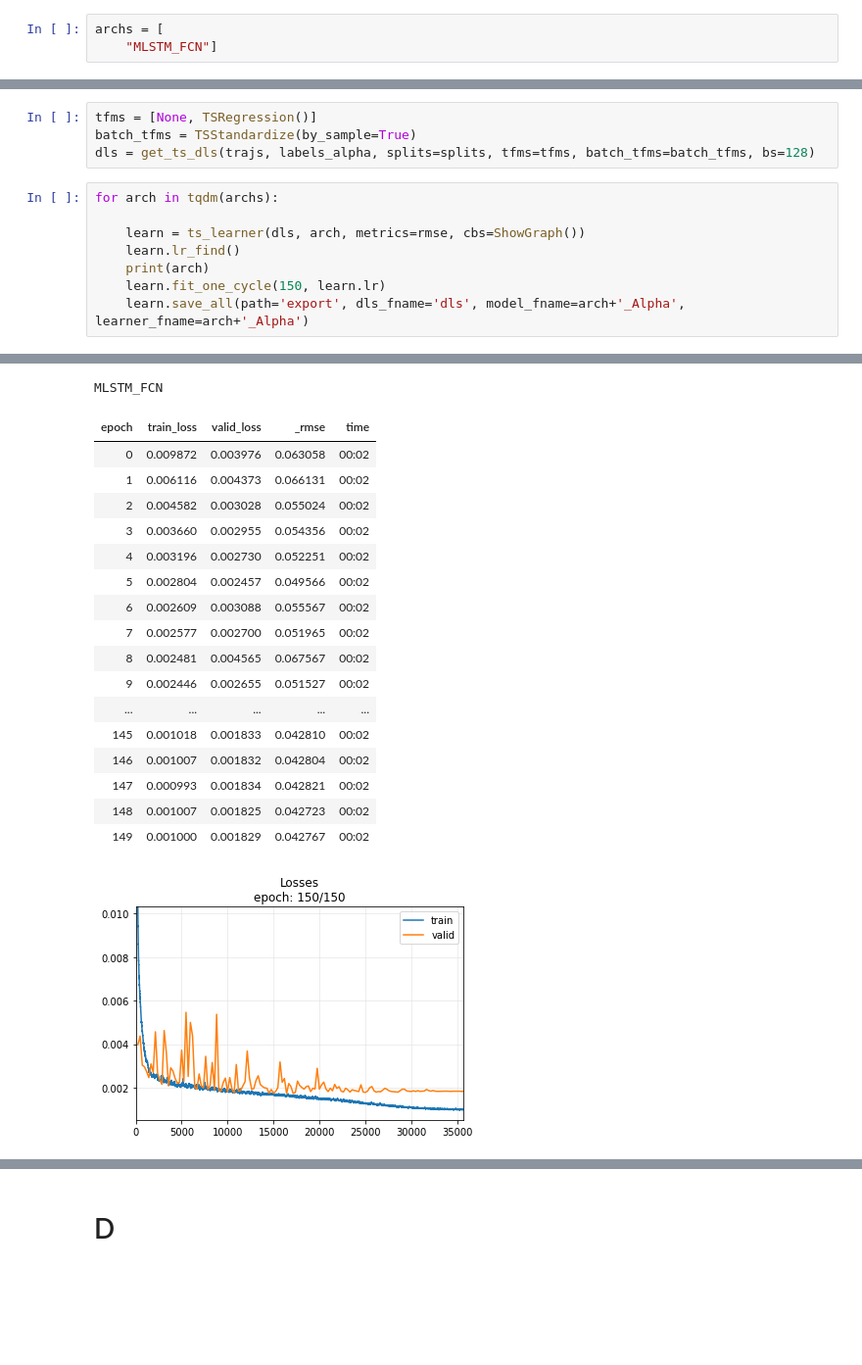
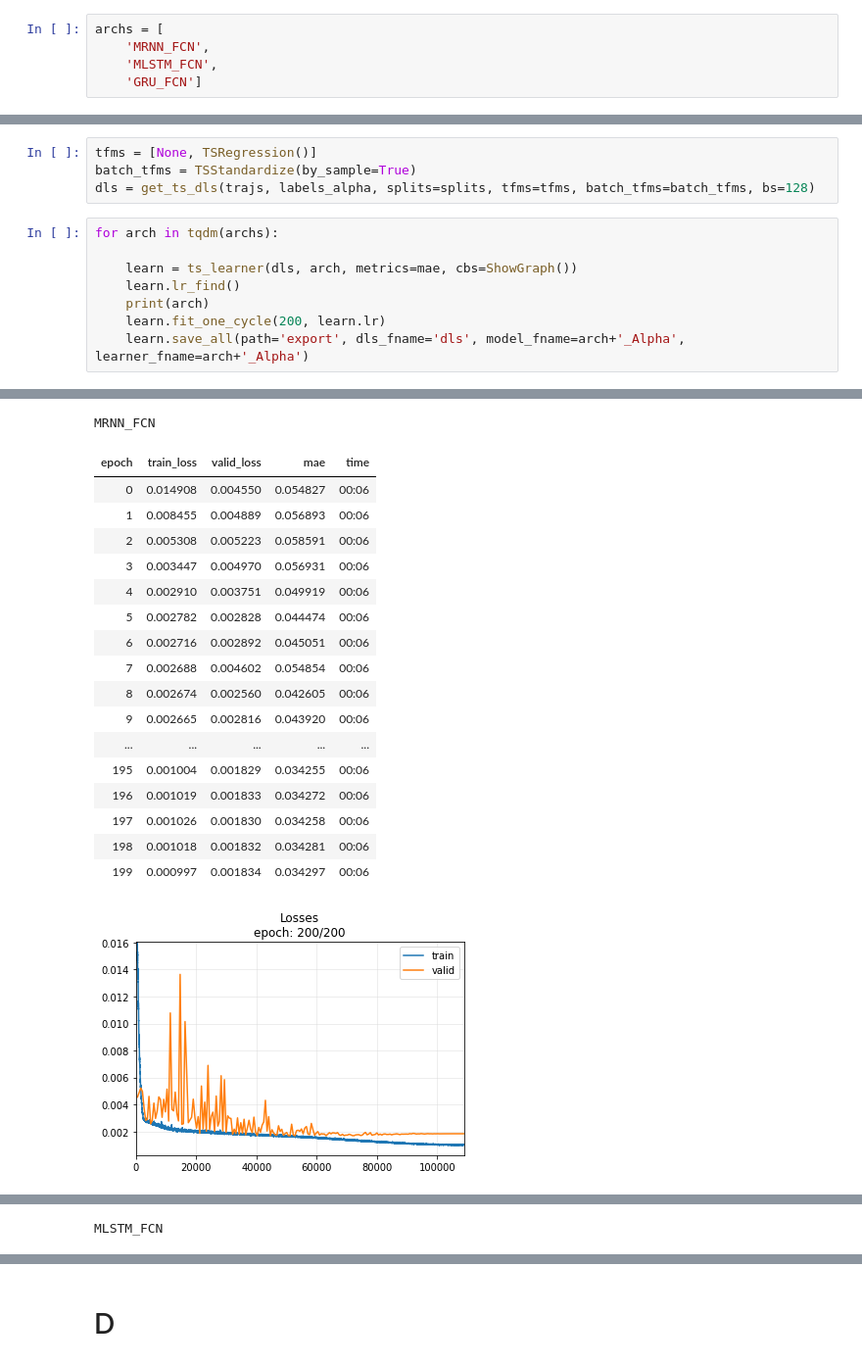
Before and after one commit to dimitryvinichenko/AnDi-2024, a Jupyter notebook: andi.ipynb, the cells around one changed output, grey strips where cells are left out. Shown at 98% size. Drawn from its saved outputs; the diff is of its cells as text; blank space fills up the shorter version.

```diff
--- a/andi.ipynb
+++ b/andi.ipynb
@@ -57,7 +57,9 @@ splits
 #     "TSTPlus"]
 # %%
 archs = [
-    "MLSTM_FCN"]
+    'MRNN_FCN',
+    'MLSTM_FCN',
+    'GRU_FCN']
 # %%
 labels_alpha = labels[:,0]
 labels_test_alpha = labels_test[:,0]
@@ -73,29 +75,29 @@ dls = get_ts_dls(trajs, labels_alpha, splits=splits, tfms=tfms, batch_tfms=batch
 # %%
 for arch in tqdm(archs):
 
-    learn = ts_learner(dls, arch, metrics=rmse, cbs=ShowGraph())
+    learn = ts_learner(dls, arch, metrics=mae, cbs=ShowGraph())
     learn.lr_find()
     print(arch)
-    learn.fit_one_cycle(150, learn.lr)
+    learn.fit_one_cycle(200, learn.lr)
     learn.save_all(path='export', dls_fname='dls', model_fname=arch+'_Alpha', learner_fname=arch+'_Alpha')
 # %% [output]
 [interactive output not drawn]
-MLSTM_FCN
+MRNN_FCN
-| epoch | train_loss | valid_loss | _rmse | time |
-| 0 | 0.009872 | 0.003976 | 0.063058 | 00:02 |
-| 1 | 0.006116 | 0.004373 | 0.066131 | 00:02 |
-| 2 | 0.004582 | 0.003028 | 0.055024 | 00:02 |
-| 3 | 0.003660 | 0.002955 | 0.054356 | 00:02 |
-| 4 | 0.003196 | 0.002730 | 0.052251 | 00:02 |
-| 5 | 0.002804 | 0.002457 | 0.049566 | 00:02 |
-| 6 | 0.002609 | 0.003088 | 0.055567 | 00:02 |
-| 7 | 0.002577 | 0.002700 | 0.051965 | 00:02 |
-| 8 | 0.002481 | 0.004565 | 0.067567 | 00:02 |
-| 9 | 0.002446 | 0.002655 | 0.051527 | 00:02 |
+| epoch | train_loss | valid_loss | mae | time |
+| 0 | 0.014908 | 0.004550 | 0.054827 | 00:06 |
+| 1 | 0.008455 | 0.004889 | 0.056893 | 00:06 |
+| 2 | 0.005308 | 0.005223 | 0.058591 | 00:06 |
+| 3 | 0.003447 | 0.004970 | 0.056931 | 00:06 |
+| 4 | 0.002910 | 0.003751 | 0.049919 | 00:06 |
+| 5 | 0.002782 | 0.002828 | 0.044474 | 00:06 |
+| 6 | 0.002716 | 0.002892 | 0.045051 | 00:06 |
+| 7 | 0.002688 | 0.004602 | 0.054854 | 00:06 |
+| 8 | 0.002674 | 0.002560 | 0.042605 | 00:06 |
+| 9 | 0.002665 | 0.002816 | 0.043920 | 00:06 |
 | ... | ... | ... | ... | ... |
-| 145 | 0.001018 | 0.001833 | 0.042810 | 00:02 |
-| 146 | 0.001007 | 0.001832 | 0.042804 | 00:02 |
-| 147 | 0.000993 | 0.001834 | 0.042821 | 00:02 |
-| 148 | 0.001007 | 0.001825 | 0.042723 | 00:02 |
-| 149 | 0.001000 | 0.001829 | 0.042767 | 00:02 |
+| 195 | 0.001004 | 0.001829 | 0.034255 | 00:06 |
+| 196 | 0.001019 | 0.001833 | 0.034272 | 00:06 |
+| 197 | 0.001026 | 0.001830 | 0.034258 | 00:06 |
+| 198 | 0.001018 | 0.001832 | 0.034281 | 00:06 |
+| 199 | 0.000997 | 0.001834 | 0.034297 | 00:06 |
-[figure, old version]
+[figure, new version]
@@ -103,0 +107 @@ MLSTM_FCN
+MLSTM_FCN
```
Also changed, not shown: parts of 6 cells of this notebook, 1 other file.
